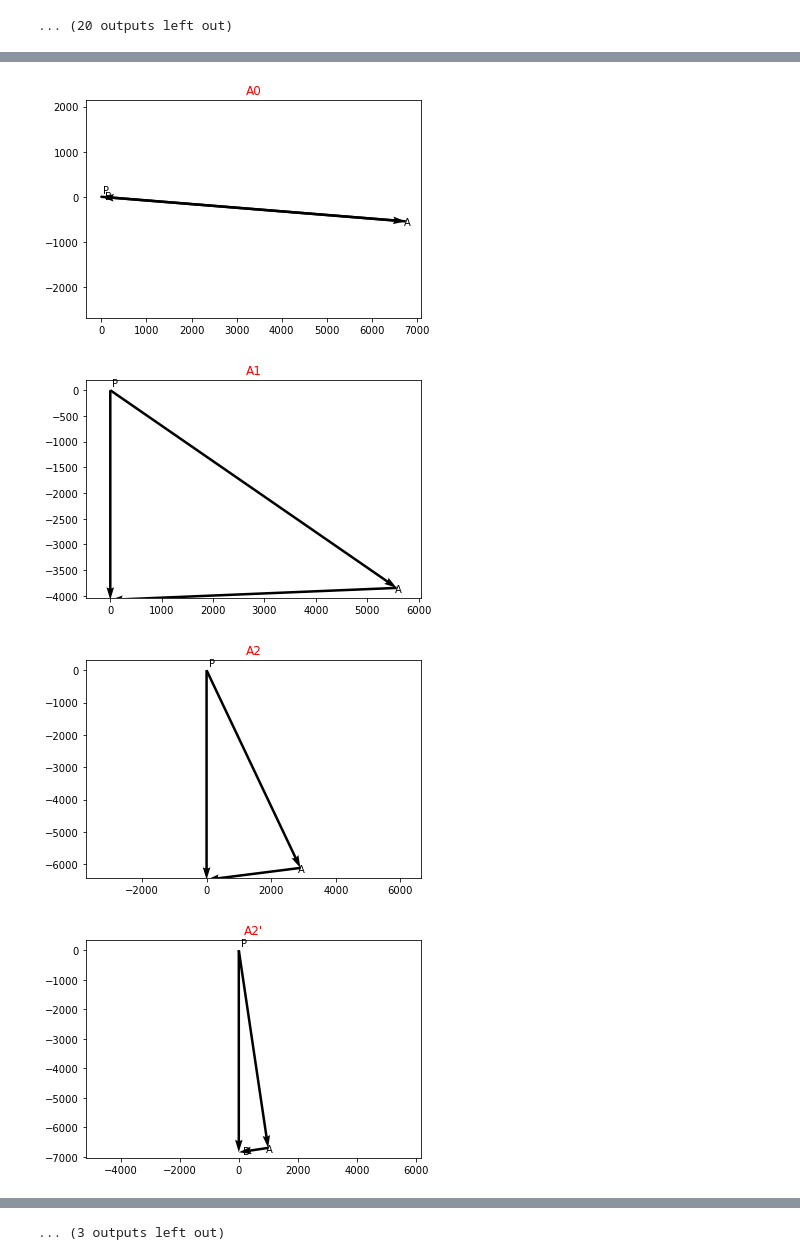
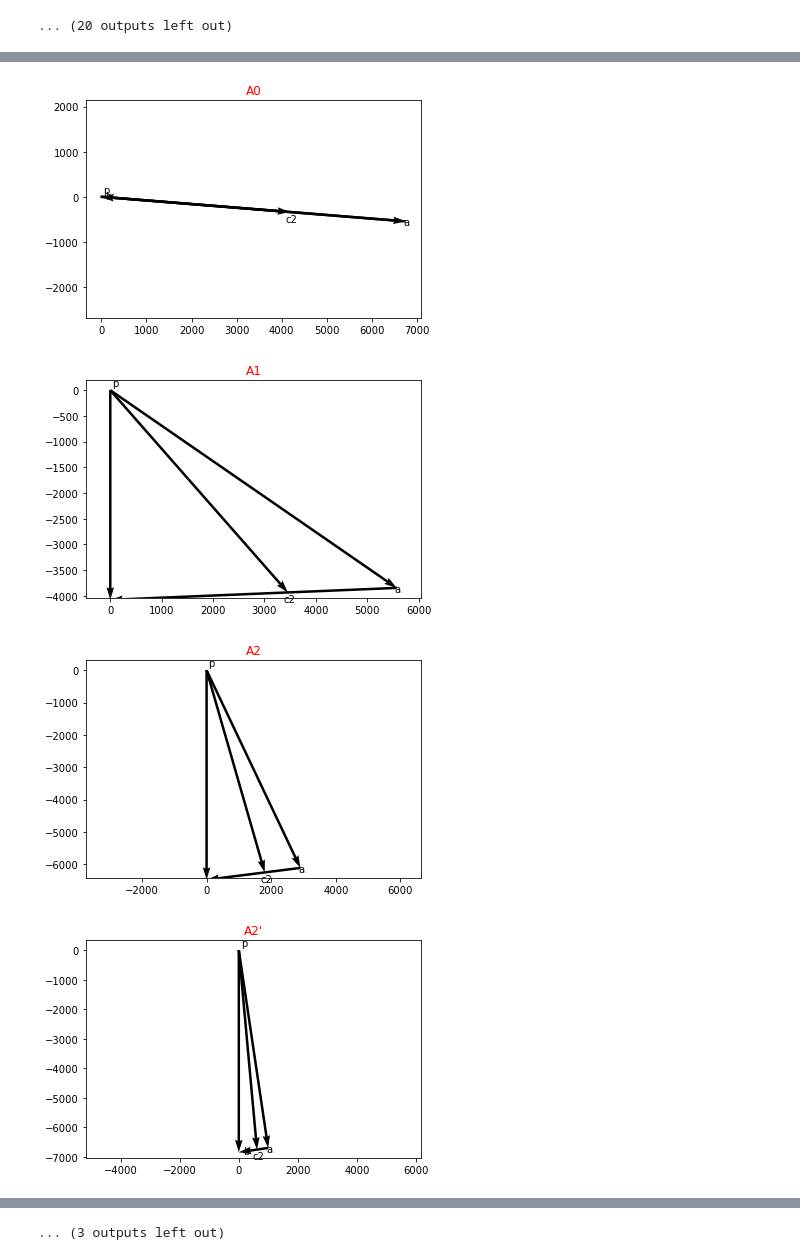
Before and after one commit to dzylikecode/SCUT_3_Principles-of-Mechanism, a Jupyter notebook: experiment/code/main.ipynb, the cells around one changed output, grey strips where cells are left out. Saved outputs shown, nothing was run; the diff lists cells and outputs as text; code cells hidden in the pictures.

```diff
--- a/experiment/code/main.ipynb
+++ b/experiment/code/main.ipynb
@@ -273,13 +275,20 @@ print(s.y)
 # %%
+import cmath
+
+
 class Velocity_analysis:
 
-    def __init__(self, coor, n):
+    def __init__(self, coor, n, co_l_AC2):
         self.coor = coor
         self.omega = 2 * math.pi * n / 60
         self.va = self.omega * self.coor.r
+        self.co_l_AC2 = co_l_AC2
         self.PA_list = []
         self.theta_AB_list = []
+        self.theta_lab_list = []
         self.vb_list = []
+        self.vc2_list = []
+        self.omega_ab_list = []
 
     def __cal_params(self):
         for A, B, theta_OA in zip(self.coor.A_list, self.coor.B_list,
@@ -290,8 +299,11 @@ class Velocity_analysis:
             PA = geo.Point(PA_x, PA_y)
             self.PA_list.append(PA)
             # 加还是减 90 度 ， 无所谓
-            theta_AB = math.atan((B.y - A.y) / (B.x - A.x)) + math.pi / 2
+            complex_lab = complex((B.x - A.x), (B.y - A.y))
+            (_, theta_lab) = cmath.polar(complex_lab)
+            theta_AB = theta_lab + math.pi / 2
             self.theta_AB_list.append(theta_AB)
+            self.theta_lab_list.append(theta_lab)
 
     def solve(self):
         self.__cal_params()
@@ -300,9 +312,19 @@ class Velocity_analysis:
             res.solve()
             vb = geo.Point(res.x, res.y)
             self.vb_list.append(vb)
+            vab_x = vb.x - PA.x
+            vab_y = vb.y - PA.y
+            vc2_x = PA.x + self.co_l_AC2 * (vab_x)
+            vc2_y = PA.y + self.co_l_AC2 * (vab_y)
+            vc2 = geo.Point(vc2_x, vc2_y)
+            self.vc2_list.append(vc2)
+            # 计算 Omega 不需要计算正负
+            vab = math.sqrt(vab_x**2 + vab_y**2)
+            omega_ab = vab / self.coor.l
+            self.omega_ab_list.append(omega_ab)
 
 
-vel = Velocity_analysis(coor, n1)
+vel = Velocity_analysis(coor, n1, conefficient_l_AC2)
 vel.solve()
 display("Wa = {0}, Va = {1}".format(vel.omega, vel.va))
 show_state_xy(vel.vb_list)
@@ -333,41 +355,46 @@ class Vel_shapes:
         v = B.y - A.y
         ax.quiver(x, y, u, v, angles='xy', scale_units='xy', scale=1)
 
-    def __show(self, i, P, A, B):
+    def __show(self, i, P, A, B, C2):
         self.fig = plt.figure(i)
         ax = self.fig.add_subplot(111)
         ax.set_title(name_list[i - 1], fontsize=12, color='r')
         self.__draw_vec(ax, P, A)
         self.__draw_vec(ax, A, B)
         self.__draw_vec(ax, P, B)
-        plt.annotate("P",
+        self.__draw_vec(ax, P, C2)
+        plt.annotate("p",
                      xy=(P.x, P.y),
                      xytext=(2, 4),
                      textcoords='offset points')
-        plt.annotate("A",
+        plt.annotate("a",
                      xy=(A.x, A.y),
                      xytext=(-2, -4),
                      textcoords='offset points')
-        plt.annotate("B",
+        plt.annotate("b",
                      xy=(B.x, B.y),
                      xytext=(4, -2),
                      textcoords='offset points')
+        plt.annotate("c2",
+                     xy=(C2.x, C2.y),
+                     xytext=(-4, -10),
+                     textcoords='offset points')
 
     def show(self):
-        for i, A, B in zip(range(1, 16), self.vel_list.PA_list,
-                           self.vel_list.vb_list):
+        for i, A, B, C2 in zip(range(1, 16), self.vel_list.PA_list,
+                               self.vel_list.vb_list, self.vel_list.vc2_list):
             P = geo.Point(0, 0)
-            self.__show(i, P, A, B)
+            self.__show(i, P, A, B, C2)
             plt.axis('scaled')
             #changes limits of x or y axis so that equal increments of x and y have the same length
             plt.axis('equal')
         plt.show()
 
 
 vel_shape = Vel_shapes(vel)
 vel_shape.show()
 # %% [output]
-[figure, old version]
+[figure, new version]
-[figure, old version]
+[figure, new version]
-[figure, old version]
+[figure, new version]
-[figure, old version]
+[figure, new version]
```
Also changed, not shown: parts of 17 cells of this notebook.
